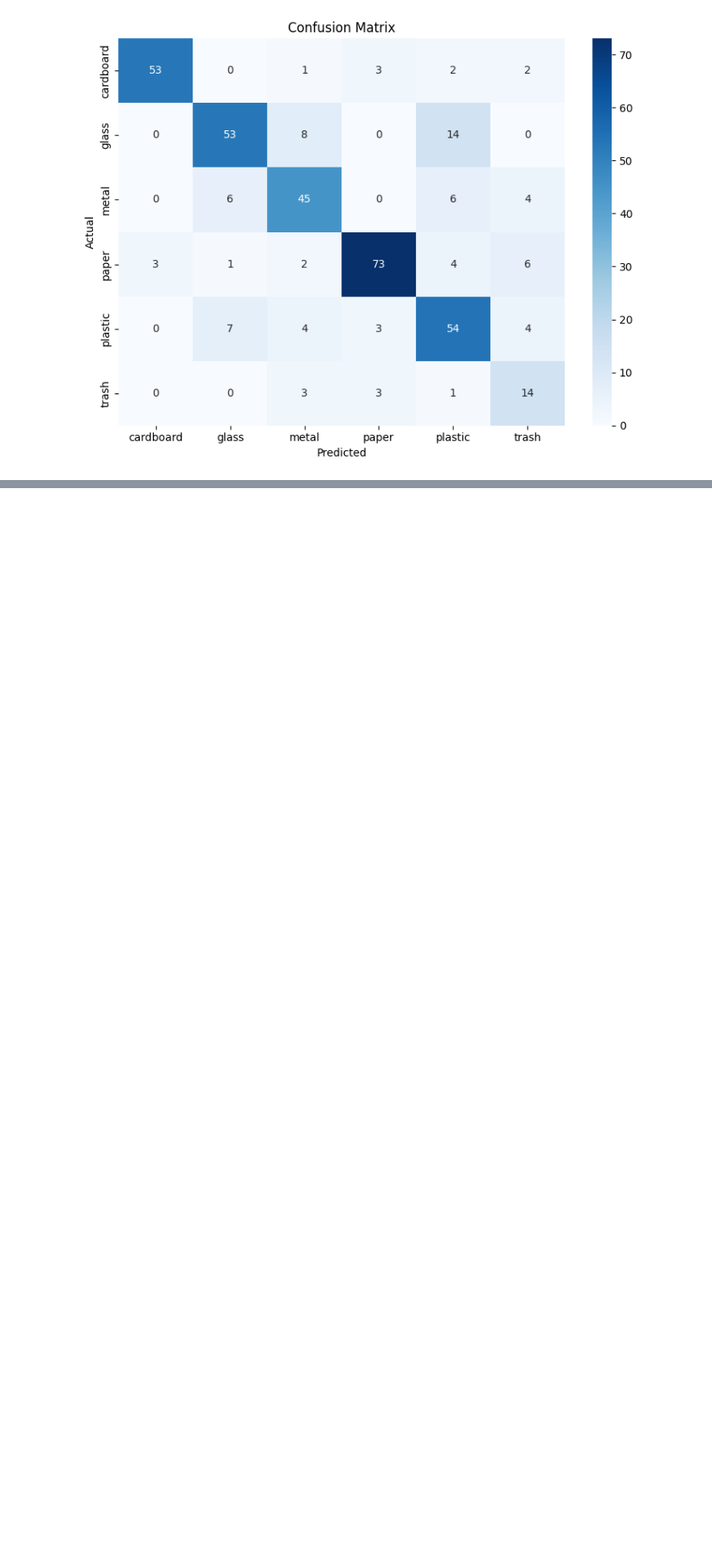
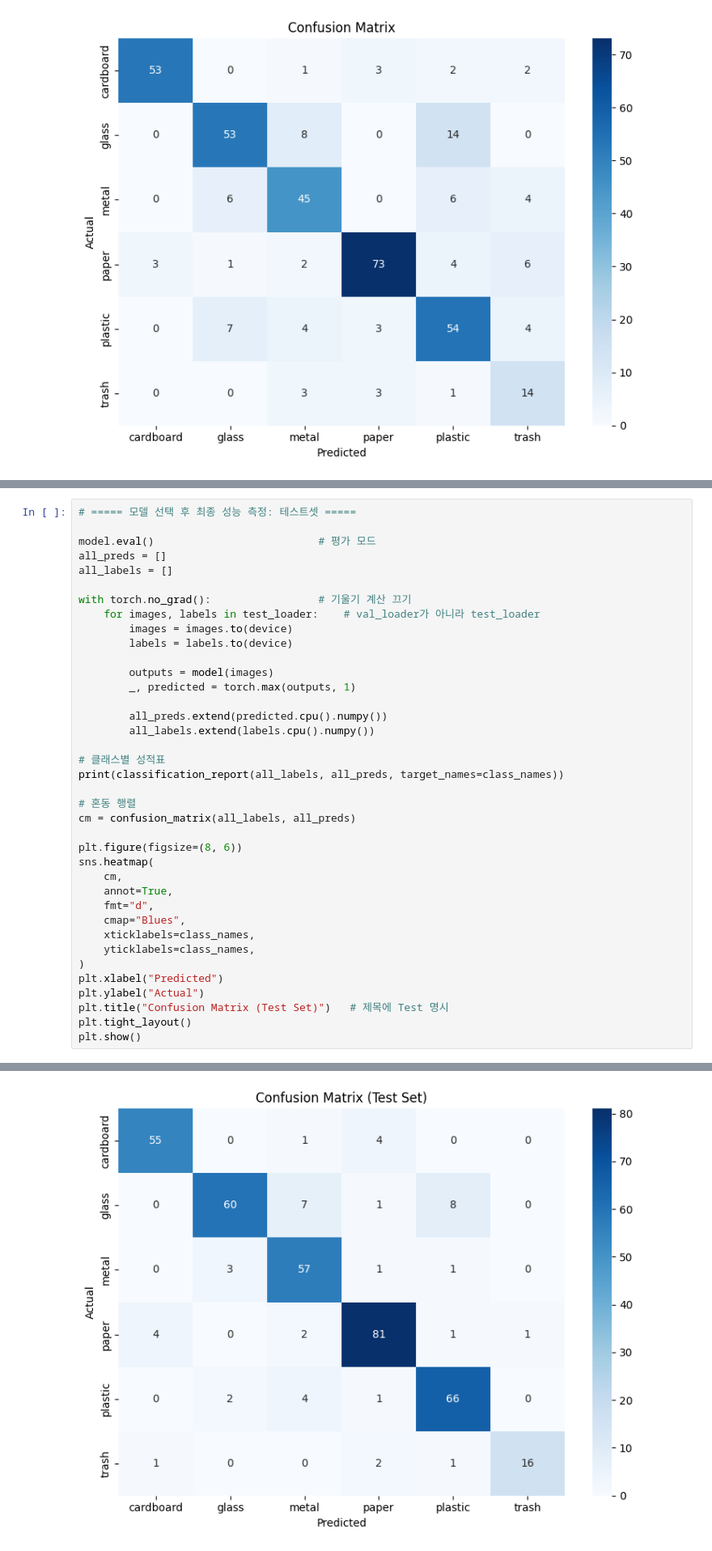
Before and after one commit to songwonni040122-ops/2026.08.Garbage-classification-model, a Jupyter notebook: 2026_08_trash_classification_model.ipynb, the cells around one changed output, grey strips where cells are left out. Shown at 81% size. Drawn from its saved outputs; the diff is of its cells as text; blank space fills up the shorter version.

```diff
--- a/2026_08_trash_classification_model.ipynb
+++ b/2026_08_trash_classification_model.ipynb
@@ -899,0 +1572,39 @@ weighted avg       0.79      0.77      0.78       379
+# %%
+# ===== 모델 선택 후 최종 성능 측정: 테스트셋 =====
+
+model.eval()                          # 평가 모드
+all_preds = []
+all_labels = []
+
+with torch.no_grad():                 # 기울기 계산 끄기
+    for images, labels in test_loader:    # val_loader가 아니라 test_loader
+        images = images.to(device)
+        labels = labels.to(device)
+
+        outputs = model(images)
+        _, predicted = torch.max(outputs, 1)
+
+        all_preds.extend(predicted.cpu().numpy())
+        all_labels.extend(labels.cpu().numpy())
+
+# 클래스별 성적표
+print(classification_report(all_labels, all_preds, target_names=class_names))
+
+# 혼동 행렬
+cm = confusion_matrix(all_labels, all_preds)
+
+plt.figure(figsize=(8, 6))
+sns.heatmap(
+    cm,
+    annot=True,
+    fmt="d",
+    cmap="Blues",
+    xticklabels=class_names,
+    yticklabels=class_names,
+)
+plt.xlabel("Predicted")
+plt.ylabel("Actual")
+plt.title("Confusion Matrix (Test Set)")   # 제목에 Test 명시
+plt.tight_layout()
+plt.show()
+# %% [output]
@@ -899,0 +1623 @@ weighted avg       0.79      0.77      0.78       379
+[figure, added]
```
Also changed, not shown: parts of 23 cells of this notebook.
